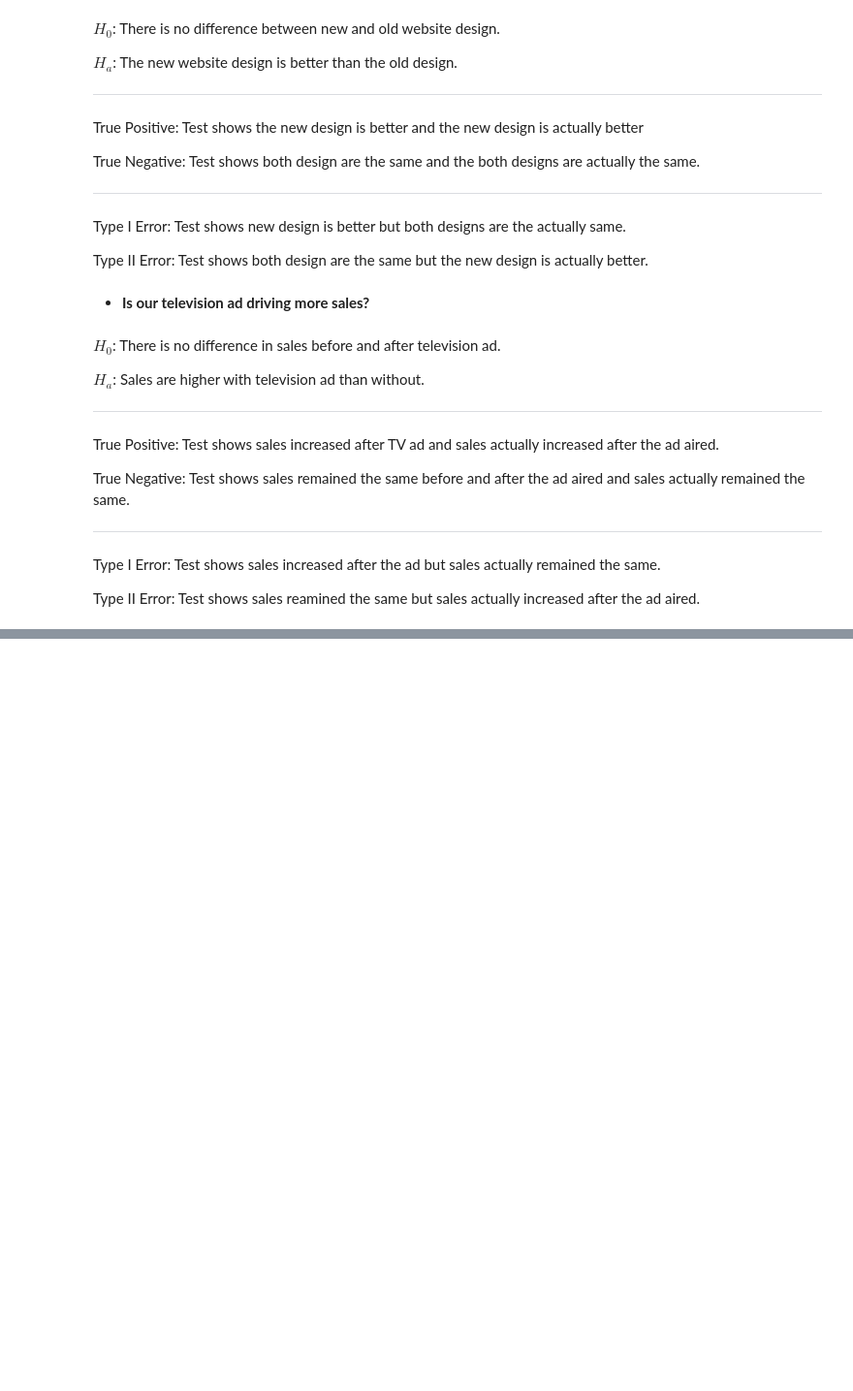
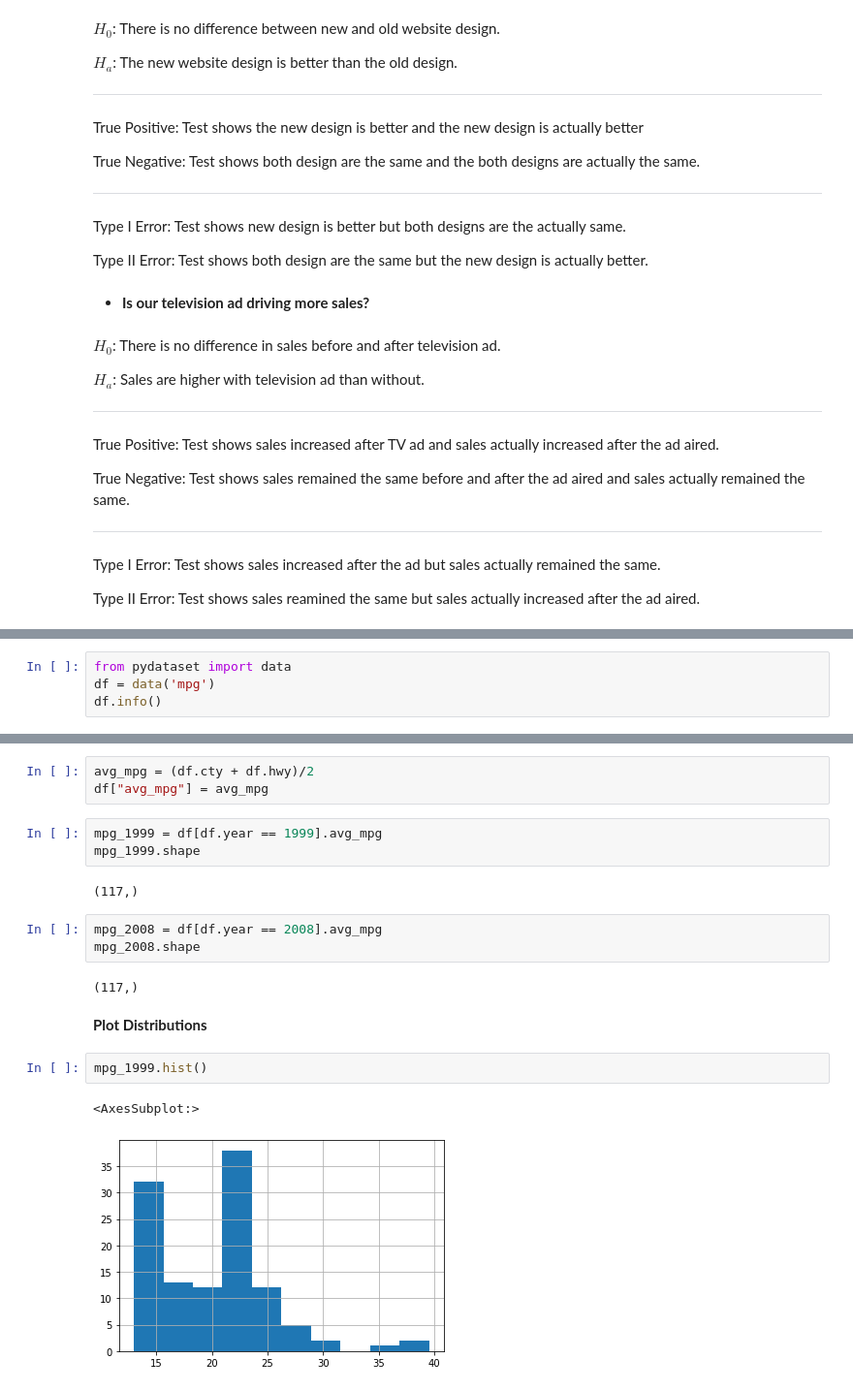
Before and after one commit to Jason-Tellez/statistics-exercises, a Jupyter notebook: hypothesis_testing.ipynb, the cells around one changed output, grey strips where cells are left out. Shown at 97% size. Drawn from its saved outputs; the diff is of its cells as text; blank space fills up the shorter version.

```diff
--- a/hypothesis_testing.ipynb
+++ b/hypothesis_testing.ipynb
@@ -49,0 +131,4 @@ Type II Error: Test shows sales reamined the same but sales actually increased a
+# %%
+from pydataset import data
+df = data('mpg')
+df.info()
@@ -49,0 +154,20 @@ Type II Error: Test shows sales reamined the same but sales actually increased a
+# %%
+avg_mpg = (df.cty + df.hwy)/2
+df["avg_mpg"] = avg_mpg
+# %%
+mpg_1999 = df[df.year == 1999].avg_mpg
+mpg_1999.shape
+# %% [output]
+(117,)
+# %%
+mpg_2008 = df[df.year == 2008].avg_mpg
+mpg_2008.shape
+# %% [output]
+(117,)
+# %% [markdown]
+**Plot Distributions**
+# %%
+mpg_1999.hist()
+# %% [output]
+<AxesSubplot:>
+[figure, added]
```
Also changed, not shown: parts of 56 cells of this notebook.
